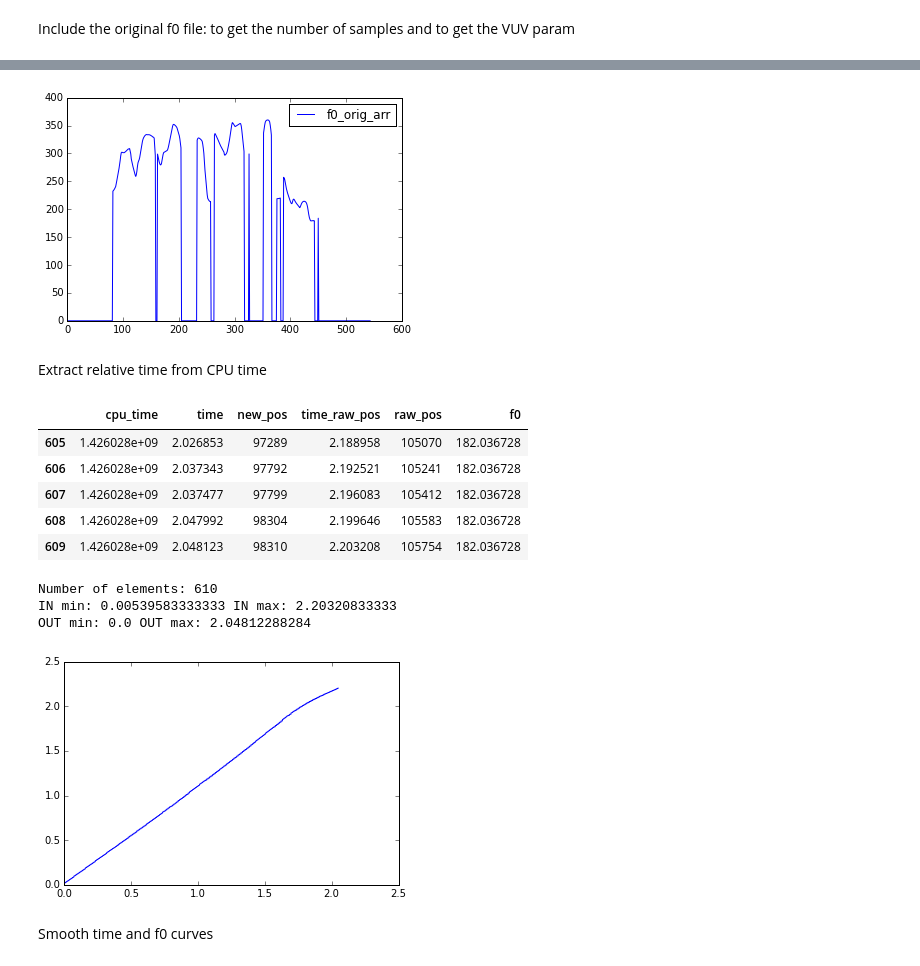
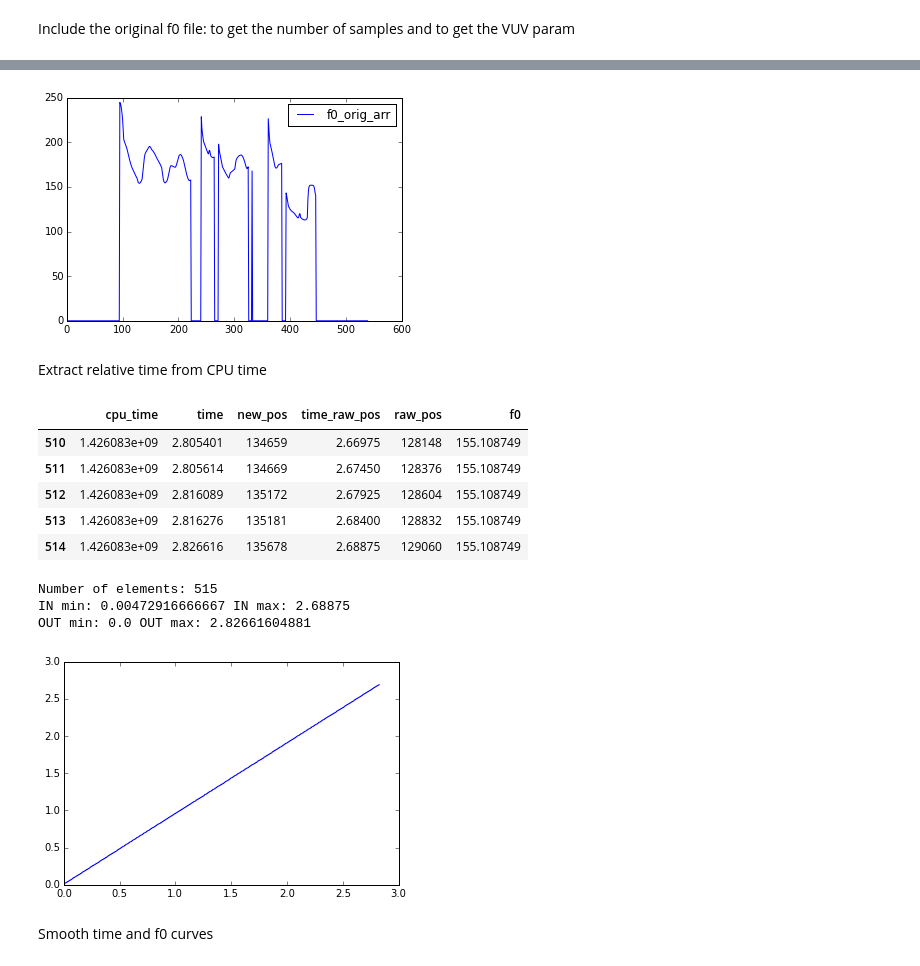
Before and after one commit to marcevrard/pyCalliphony, a Jupyter notebook: py_calliphony.ipynb, the cells around one changed output, grey strips where cells are left out. Drawn from its saved outputs; the diff is of its cells as text; code cells hidden in the pictures.

```diff
--- a/py_calliphony.ipynb
+++ b/py_calliphony.ipynb
@@ -34,8 +34,8 @@ frame_points = int(round(FRAME_DUR*FS * FS_ERROR_CORR))
 # %% [markdown]
 ##### Paths  `# << FILE NAME TO UPDATE! >>`
 # %%
-FNAME = 'limsi_fr_tat_0100_perf_11.txt'  # << FNAME TO UPDATE! >>  %**CHANGE FOR OLD STYLE PERF.TXT**
-PATH = '/Users/mev/Desktop/__IS2015__/DATA/STIMULI/colere'
+FNAME = 'limsi_fr_tat_0100_perf_07.txt'  # << FNAME TO UPDATE! >>  %**CHANGE FOR OLD STYLE PERF.TXT**
+PATH = '/Users/mev/Desktop/__IS2015__/DATA/MEV/tristesse'
 FPATH = os.path.join(PATH, FNAME)
 if os.path.isfile(FPATH):
     print('OK:', FNAME, 'is well there.')
@@ -50,9 +50,9 @@ Reshape according to the headers num and all row (-1)
 # %%
 coord_arr = np.genfromtxt(FPATH).reshape(-1, len(HEADERS))
 coord_df = pd.DataFrame(coord_arr, columns=HEADERS)
-coord_df.insert(1, 'time_raw_pos', coord_df['raw_pos'] / FS)
+coord_df.insert(1, 'time_raw_pos', coord_df.raw_pos / FS)
 
-coord_df['f0'] *= FS_ERROR_CORR  # **CORRECT WRONG FS**
+coord_df.f0 *= FS_ERROR_CORR  # **CORRECT WRONG FS**
 
 # Show the 5 first rows
 coord_df[:5]
@@ -76,2 +76,9 @@ coord_df[-5:]
 # %% [markdown]
 Include the original f0 file: to get the number of samples and to get the VUV param
+# %%
+## Remove identical value at the end of coord_df.time_raw_pos
+# Check if there is more than 1 row with the same value at the end
+idem_interval_bool_df = np.abs(coord_df.raw_pos - coord_df.raw_pos.max()) < 5
+if len(coord_df[idem_interval_bool_df]) > 1:
+    coord_df = coord_df[~idem_interval_bool_df]
+coord_df[-5:]
@@ -86,7 +100,7 @@ f0_uv_idx = np.where(f0_orig_arr == 0)[0]  # Unvoiced indexes
 plt.plot(f0_orig_arr)
 plt.legend(['f0_orig_arr'], loc='best');
 # %% [output]
-[figure, old version]
+[figure, new version]
 # %%
 # from scipy.io import wavfile
 # wav_fpath = os.path.join(main_path, '_'.join(coord_fname.split('_')[:-2]) + '.wav')
@@ -95,33 +109,33 @@ plt.legend(['f0_orig_arr'], loc='best');
 # %% [markdown]
 Extract relative time from CPU time
 # %%
-coord_time = coord_df['cpu_time'] - coord_df.iloc[0]['cpu_time']
+coord_time = coord_df.cpu_time - coord_df.iloc[0].cpu_time
 coord_df.insert(1, 'time', coord_time)  # / 1000)  # Ins in df after cpu_t c  %**CHANGE FOR OLD STYLE PERF.TXT**
 
-coord_df.insert(2, 'new_pos', np.round(coord_df['time']*FS))  # Insert in df after cpu_time column (ms > s)
+coord_df.insert(2, 'new_pos', np.round(coord_df.time*FS))  # Insert in df after cpu_time column (ms > s)
 
-coord_df['time'] *= FS_ERROR_CORR  # **Wrong FS**
+coord_df.time *= FS_ERROR_CORR  # **Wrong FS**
 # %%
 coord_df[-5:]
 # %% [output]
 |  | cpu_time | time | new_pos | time_raw_pos | raw_pos | f0 |
-| 605 | 1.426028e+09 | 2.026853 | 97289 | 2.188958 | 105070 | 182.036728 |
-| 606 | 1.426028e+09 | 2.037343 | 97792 | 2.192521 | 105241 | 182.036728 |
-| 607 | 1.426028e+09 | 2.037477 | 97799 | 2.196083 | 105412 | 182.036728 |
-| 608 | 1.426028e+09 | 2.047992 | 98304 | 2.199646 | 105583 | 182.036728 |
-| 609 | 1.426028e+09 | 2.048123 | 98310 | 2.203208 | 105754 | 182.036728 |
+| 510 | 1.426083e+09 | 2.805401 | 134659 | 2.66975 | 128148 | 155.108749 |
+| 511 | 1.426083e+09 | 2.805614 | 134669 | 2.67450 | 128376 | 155.108749 |
+| 512 | 1.426083e+09 | 2.816089 | 135172 | 2.67925 | 128604 | 155.108749 |
+| 513 | 1.426083e+09 | 2.816276 | 135181 | 2.68400 | 128832 | 155.108749 |
+| 514 | 1.426083e+09 | 2.826616 | 135678 | 2.68875 | 129060 | 155.108749 |
 # %%
-plt.plot(coord_df['time'], coord_df['time_raw_pos']);
-# plt.plot(coord_df['time_raw_pos'])
+plt.plot(coord_df.time, coord_df.time_raw_pos);
+# plt.plot(coord_df.time_raw_pos)
 # plt.legend(['time', 'time_raw_pos'], loc='best');
-print("Number of elements:", len(coord_df['time']))
-print("IN min:", np.min(coord_df['time_raw_pos']), "IN max:", np.max(coord_df['time_raw_pos']))
-print("OUT min:", np.min(coord_df['time']), "OUT max:", np.max(coord_df['time']))
+print("Number of elements:", len(coord_df.time))
+print("IN min:", np.min(coord_df.time_raw_pos), "IN max:", np.max(coord_df.time_raw_pos))
+print("OUT min:", np.min(coord_df.time), "OUT max:", np.max(coord_df.time))
 # %% [output]
-Number of elements: 610
-IN min: 0.00539583333333 IN max: 2.20320833333
-OUT min: 0.0 OUT max: 2.04812288284
+Number of elements: 515
+IN min: 0.00472916666667 IN max: 2.68875
+OUT min: 0.0 OUT max: 2.82661604881
-[figure, old version]
+[figure, new version]
 # %% [markdown]
 Smooth time and f0 curves
 # %%
```
Also changed, not shown: parts of 12 cells of this notebook, 2 other files.
